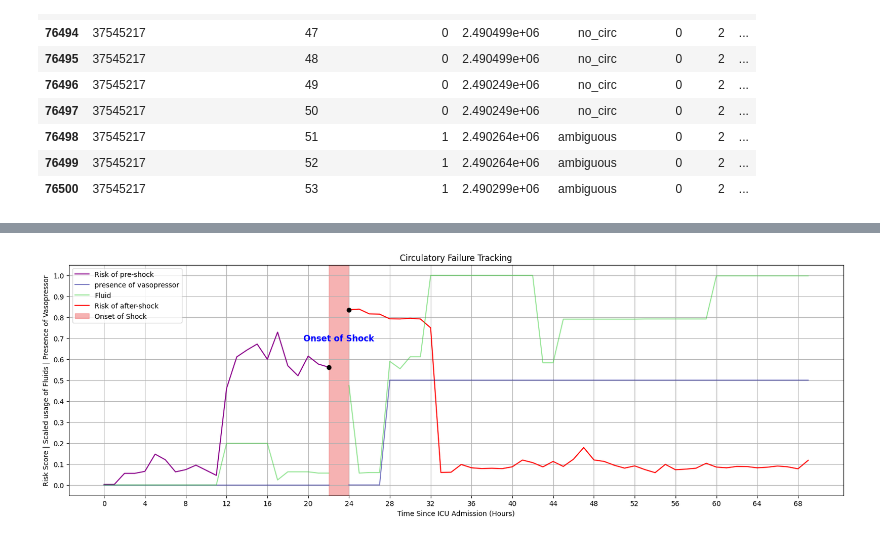
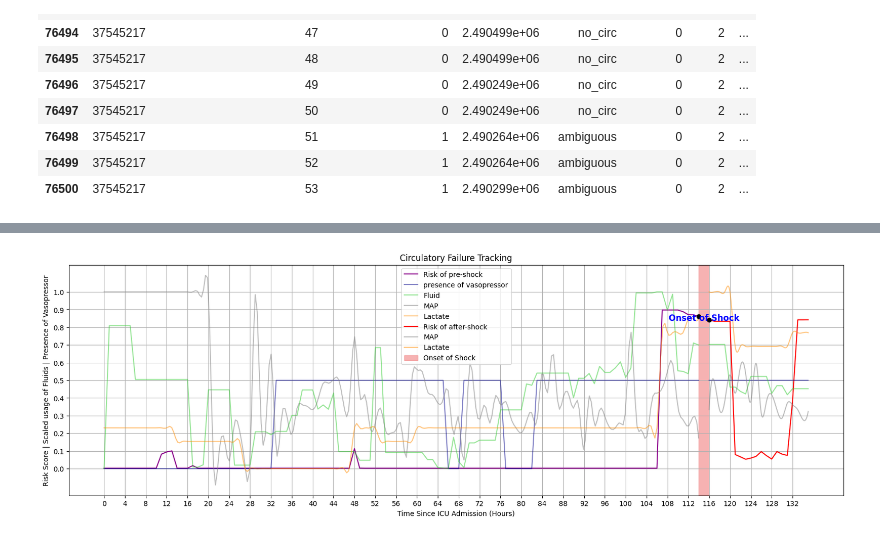
Before and after one commit to Jeong-Eul/CLEAR-Shock, a Jupyter notebook: Experiment(Supervised Learning)/training/Proposed Multiclass.ipynb, the cells around one changed output, grey strips where cells are left out. Drawn from its saved outputs; the diff is of its cells as text; code cells hidden in the pictures.

```diff
--- a/Experiment(Supervised Learning)/training/Proposed Multiclass.ipynb
+++ b/Experiment(Supervised Learning)/training/Proposed Multiclass.ipynb
@@ -153,11 +386,17 @@ output_viz['prediction_prob_case4'] = lgbm_wrapper.predict_proba(X_viz)[:, 3]
 # %%
 from sklearn.metrics import classification_report
 # %%
-def min_max_scaling(column):
-    min_value = column.min()
-    max_value = column.max()
-    scaled_column = (column - min_value) / (max_value - min_value)
-    return scaled_column
+def min_max_scaling(column, min_value, max_value):
+
+    if (min_value == 'none') & (max_value == 'none'):
+        min_value = column.min()
+        max_value = column.max()
+        scaled_column = (column - min_value) / (max_value - min_value)
+        return scaled_column, min_value, max_value
+
+    else:
+        scaled_column = (column - min_value) / (max_value - min_value)
+        return scaled_column
 # %%
 f1_scores = {}
 
@@ -235,10 +728,12 @@ interest[interest['Case']==2]
 # %%
 import matplotlib.pyplot as plt
+interest = output_viz[output_viz['stay_id'] == high_f1_stay_ids[3]]
+interest['Fluids(ml)_scaled'] = min_max_scaling(interest['Fluids(ml)'])
+interest['Lactate_scaled'] = min_max_scaling(interest['Lactate'])
+interest['MAP_scaled'] = min_max_scaling(interest['MAP'])
 
-interest = output_viz[output_viz['stay_id'] == high_f1_stay_ids[0]]
-interest['Fluids(ml)_scaled'] = min_max_scaling(interest['Fluids(ml)'])
-Case1_2 = interest.iloc[:23].drop(index = 15797, axis = 0)
-Case3_4 = interest.iloc[23:]
+Case1_2 = interest.iloc[:115]
+Case3_4 = interest.iloc[115:]
 
 plt.figure(figsize=(20, 6))
 
@@ -247,32 +742,56 @@ onset_of_shock_time = Case1_2['Time_since_ICU_admission'].iloc[-1]+1
 # Case1_2
 plt.plot(Case1_2['Time_since_ICU_admission'], Case1_2['prediction_prob_case2'], linestyle='-', color='darkmagenta', label='Risk of pre-shock')
 plt.plot(Case1_2['Time_since_ICU_admission'], Case1_2['vasoactive/inotropic']/2, linestyle='-', color='darkblue', label='presence of vasopressor', alpha=0.5)
 plt.plot(Case1_2['Time_since_ICU_admission'], Case1_2['Fluids(ml)_scaled'], linestyle='-', color='limegreen', label='Fluid', alpha=0.5)
 
+x_MAP = np.linspace(Case1_2['Time_since_ICU_admission'].min(), Case1_2['Time_since_ICU_admission'].max(), 300)
+spl = make_interp_spline(Case1_2['Time_since_ICU_admission'].values, Case1_2['MAP_scaled'].values, k=3)
+power_smooth_map = spl(x_MAP)
+
+plt.plot(x_MAP, power_smooth_map, linestyle='-', color='gray', label='MAP', alpha=0.5)
+
+x_LACtate = np.linspace(Case1_2['Time_since_ICU_admission'].min(), Case1_2['Time_since_ICU_admission'].max(), 300)
+spl = make_interp_spline(Case1_2['Time_since_ICU_admission'].values, Case1_2['Lactate_scaled'].values, k=3)
+power_smooth_lactate = spl(x_LACtate)
+
+plt.plot(x_LACtate, power_smooth_lactate, linestyle='-', color='darkorange', label='Lactate', alpha=0.5)
+
 # Case3_4
 plt.plot(Case3_4['Time_since_ICU_admission'], Case3_4['prediction_prob_case4'], linestyle='-', color='red', label='Risk of after-shock')
 plt.plot(Case3_4['Time_since_ICU_admission'], Case3_4['vasoactive/inotropic']/2, linestyle='-', color='darkblue', alpha=0.5)
 plt.plot(Case3_4['Time_since_ICU_admission'], Case3_4['Fluids(ml)_scaled'], linestyle='-', color='limegreen', alpha=0.5)
+
+x_MAP = np.linspace(Case3_4['Time_since_ICU_admission'].min(), Case3_4['Time_since_ICU_admission'].max(), 300)
+spl = make_interp_spline(Case3_4['Time_since_ICU_admission'].values, Case3_4['MAP_scaled'].values, k=3)
+power_smooth_map = spl(x_MAP)
+
+plt.plot(x_MAP, power_smooth_map, linestyle='-', color='gray', label='MAP', alpha=0.5)
+
+x_LACtate = np.linspace(Case3_4['Time_since_ICU_admission'].min(), Case3_4['Time_since_ICU_admission'].max(), 300)
+spl = make_interp_spline(Case3_4['Time_since_ICU_admission'].values, Case3_4['Lactate_scaled'].values, k=3)
+power_smooth_lactate = spl(x_LACtate)
+
+plt.plot(x_LACtate, power_smooth_lactate, linestyle='-', color='darkorange', label='Lactate', alpha=0.5)
 
 # marker
 plt.plot([Case1_2['Time_since_ICU_admission'].iloc[-1], Case3_4['Time_since_ICU_admission'].iloc[0]], [Case1_2['prediction_prob_case2'].iloc[-1], Case3_4['prediction_prob_case4'].iloc[0]], 'o', color='black')
 
 
 plt.axvspan(onset_of_shock_time-1, onset_of_shock_time+1, color='lightcoral', alpha=0.6, label='Onset of Shock')
 plt.text(onset_of_shock_time, 0.5 * (Case1_2['prediction_prob_case2'].iloc[-1] + Case3_4['prediction_prob_case4'].iloc[0]), 'Onset of Shock', ha='center', va='center', fontsize=12, color='blue', fontweight='bold')
 
-xmin, xmax = 0, 69
+xmin, xmax = 0, 135
 plt.xticks(range(xmin, xmax + 1, 4))
 
 ymin, ymax = 0, 1
 plt.yticks(np.arange(ymin, ymax + 0.1, 0.1))
 
 plt.title('Circulatory Failure Tracking')
 plt.xlabel('Time Since ICU Admission (Hours)')
 plt.ylabel('Risk Score | Scaled usage of Fluids | Presence of Vasopressor')
 
 plt.grid(True)
 plt.legend()
 plt.show()
 # %% [output]
-[figure, old version]
+[figure, new version]
```
Also changed, not shown: parts of 32 cells of this notebook, 10 other files.
